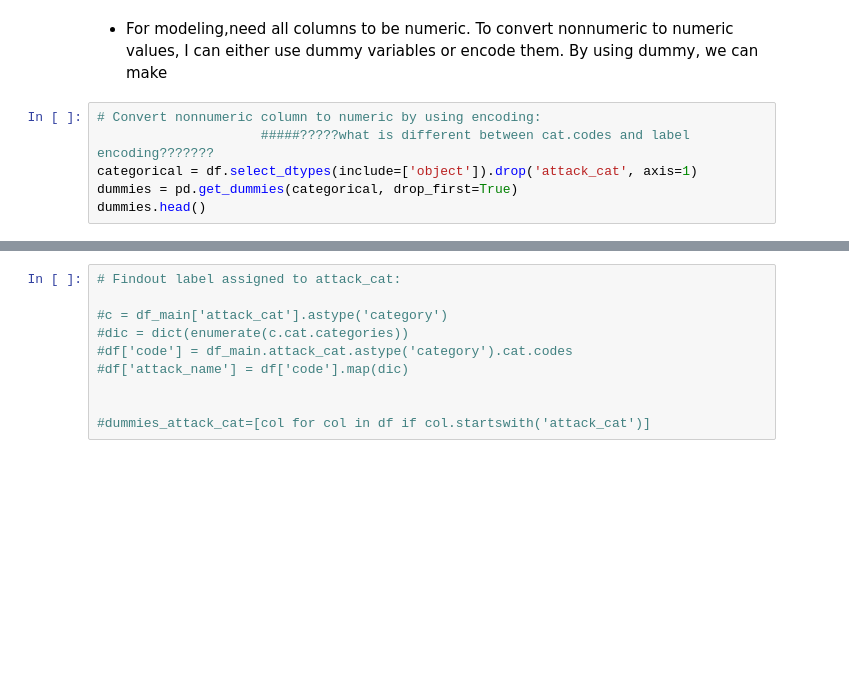
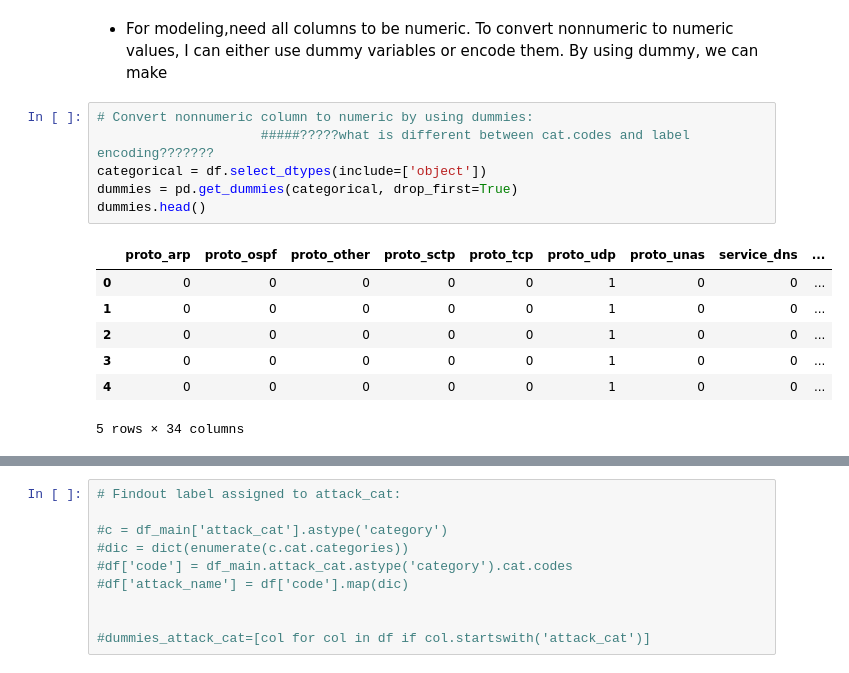
Before and after one commit to parichehrma/PariMa1, a Jupyter notebook: Capstone of Supervised Learning main.ipynb, the cells around one changed output, grey strips where cells are left out. Drawn from its saved outputs; the diff is of its cells as text; blank space fills up the shorter version.

```diff
--- a/Capstone of Supervised Learning main.ipynb
+++ b/Capstone of Supervised Learning main.ipynb
@@ -746,10 +883,18 @@ scipy.stats.ttest_ind(normal_record, attack_record, equal_var=False)
 # %% [markdown]
 - For modeling,need all columns to be numeric. To convert nonnumeric to numeric values, I can either use dummy variables or encode them. By using dummy, we can make
 # %%
-# Convert nonnumeric column to numeric by using encoding:
+# Convert nonnumeric column to numeric by using dummies:
                      #####?????what is different between cat.codes and label encoding???????
-categorical = df.select_dtypes(include=['object']).drop('attack_cat', axis=1)
+categorical = df.select_dtypes(include=['object'])
 dummies = pd.get_dummies(categorical, drop_first=True)
 dummies.head()
+# %% [output]
+|  | proto_arp | proto_ospf | proto_other | proto_sctp | proto_tcp | proto_udp | proto_unas | service_dns | ... |
+| 0 | 0 | 0 | 0 | 0 | 0 | 1 | 0 | 0 | ... |
+| 1 | 0 | 0 | 0 | 0 | 0 | 1 | 0 | 0 | ... |
+| 2 | 0 | 0 | 0 | 0 | 0 | 1 | 0 | 0 | ... |
+| 3 | 0 | 0 | 0 | 0 | 0 | 1 | 0 | 0 | ... |
+| 4 | 0 | 0 | 0 | 0 | 0 | 1 | 0 | 0 | ... |
+5 rows × 34 columns
 # %%
 # Drop nonnumeric columns variables after converting to dummies:
```
Also changed, not shown: parts of 217 cells of this notebook.
